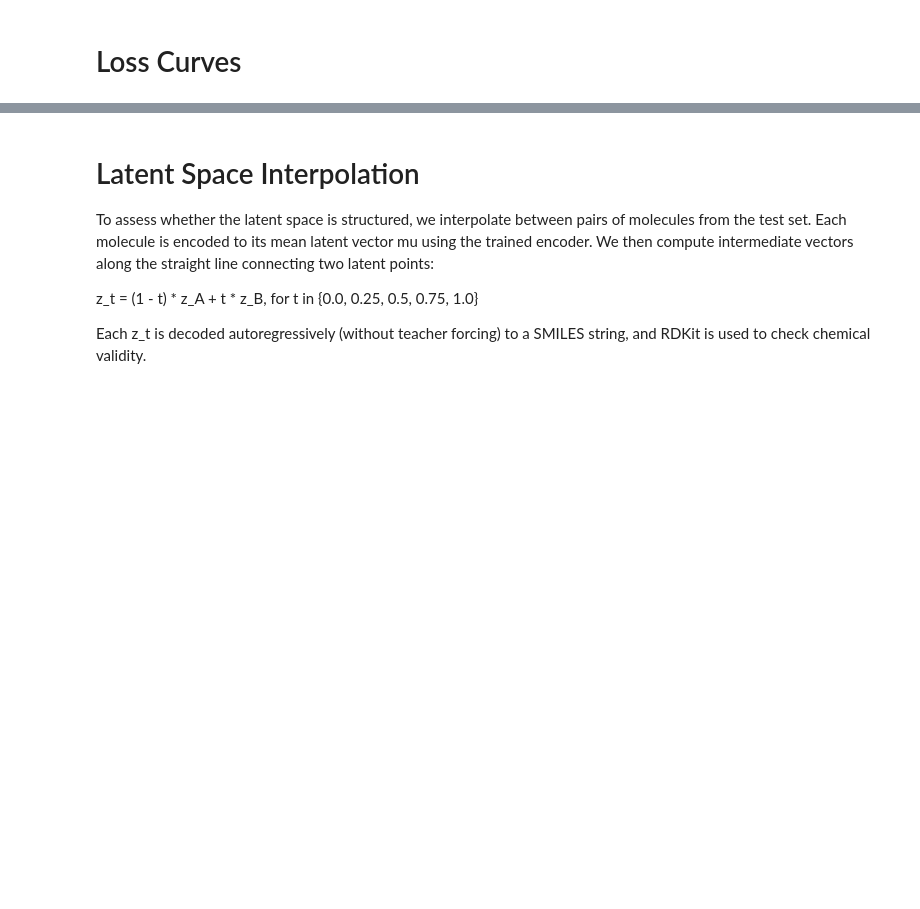
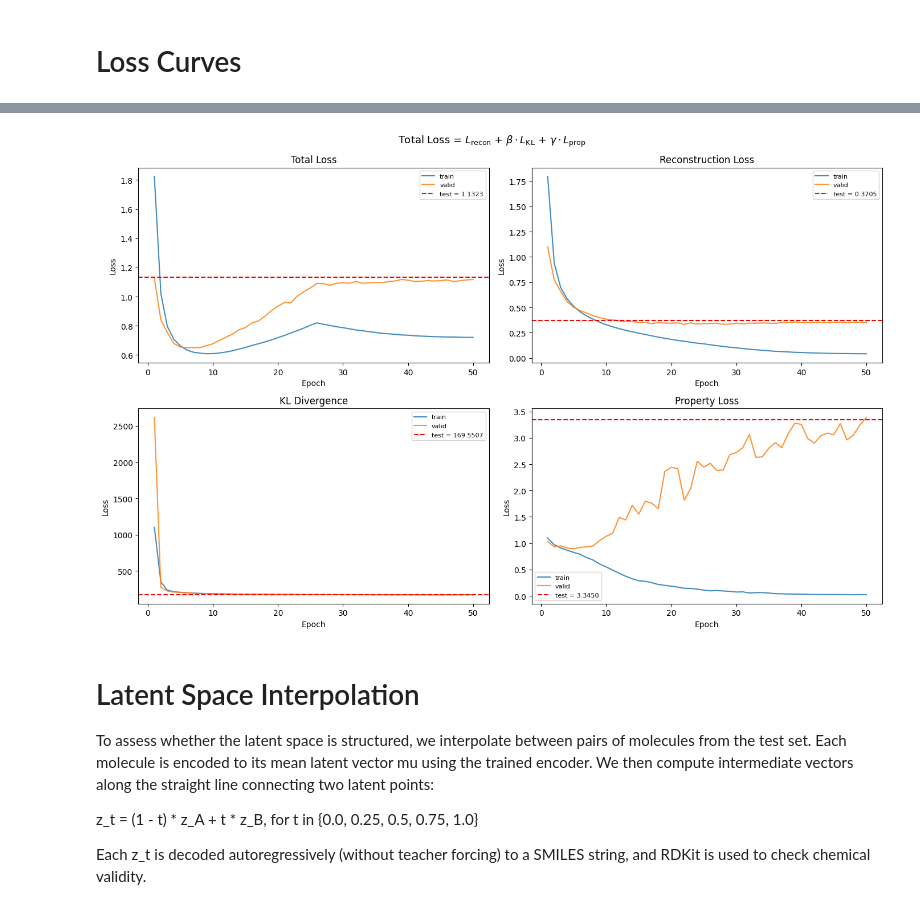
Before and after one commit to elenipsaromatis/mol-vae, a Jupyter notebook: notebooks/vae_dev.ipynb, the cells around one changed output, grey strips where cells are left out. Cells and saved outputs as stored; diff of their text form; code cells hidden in the pictures; blank space fills up the shorter version.

```diff
--- a/notebooks/vae_dev.ipynb
+++ b/notebooks/vae_dev.ipynb
@@ -1249,3 +1078,83 @@ def vae_loss(logits, targets, mu, log_var, beta, prop_logit=None, labels=None, g
+# %%
+import mlflow
+import matplotlib.pyplot as plt
+import numpy as np
+
+mlflow.set_tracking_uri("file:///Users/elenipsaromatis/Documents/mol-vae/notebooks/mlruns")
+client = mlflow.tracking.MlflowClient()
+
+def get_metric(run_id, metric_name):
+    return [m.value for m in client.get_metric_history(run_id, metric_name)]
+
+
+run_id = "08e874ad3d4f4410945f2344644ced82"
+
+train_recon = get_metric(run_id, "recon_loss")
+train_kl    = get_metric(run_id, "kl_loss")
+train_prop  = get_metric(run_id, "train_prop")
+valid_recon = get_metric(run_id, "valid_recon")
+valid_kl    = get_metric(run_id, "valid_kl")
+valid_prop  = get_metric(run_id, "valid_prop")
+
+betas = [min(BETA_MAX, BETA_MAX * epoch / ANNEAL_EPOCHS) for epoch in range(EPOCHS)]
+
+train_total = [r + b * k + GAMMA * p for r, k, p, b in zip(train_recon, train_kl, train_prop, betas)]
+valid_total = [r + b * k + GAMMA * p for r, k, p, b in zip(valid_recon, valid_kl, valid_prop, betas)]
+
+epochs = range(1, len(train_recon) + 1)
+
+model.eval()
+test_recon_list, test_kl_list, test_prop_list = [], [], []
+with torch.no_grad():
+    for x, y in test_loader:
+        x, y = x.to(device), y.to(device)
+        logits, mu, log_var, prop_logit = model(x)
+        _, recon, kl, prop = vae_loss(
+            logits, x[:, 1:], mu, log_var,
+            beta=BETA_MAX,
+            prop_logit=prop_logit,
+            labels=y.float(),
+            gamma=GAMMA,
+            kl_free_bits=KL_FREE_BITS,
+            train_labels=train_labels
+        )
+        test_recon_list.append(recon.item())
+        test_kl_list.append(kl.item())
+        test_prop_list.append(prop.item())
+
+test_recon = np.mean(test_recon_list)
+test_kl    = np.mean(test_kl_list)
+test_prop  = np.mean(test_prop_list)
+test_total = test_recon + BETA_MAX * test_kl + GAMMA * test_prop
+
+# --- Plot ---
+fig, axes = plt.subplots(2, 2, figsize=(14, 9))
+axes = axes.flatten()
+
+plots = [
+    (train_total, valid_total, test_total, "Total Loss"),
+    (train_recon, valid_recon, test_recon, "Reconstruction Loss"),
+    (train_kl,    valid_kl,    test_kl,    "KL Divergence"),
+    (train_prop,  valid_prop,  test_prop,  "Property Loss"),
+]
+
+for ax, (tr, va, te, title) in zip(axes, plots):
+    ax.plot(epochs, tr, label="train", alpha=0.85)
+    ax.plot(epochs, va, label="valid", alpha=0.85)
+    ax.axhline(te, color="red", linestyle="--", label=f"test = {te:.4f}")
+    ax.set_title(title)
+    ax.set_xlabel("Epoch")
+    ax.set_ylabel("Loss")
+    ax.legend(fontsize=8)
+
+fig.suptitle(
+    r"Total Loss = $L_\mathrm{recon}$ + $\beta \cdot L_\mathrm{KL}$ + $\gamma \cdot L_\mathrm{prop}$",
+    fontsize=13
+)
+plt.tight_layout()
+plt.show()
+# %% [output]
+[figure, added]
 # %% [markdown]
 # Latent Space Interpolation
 To assess whether the latent space is structured, we interpolate between pairs of molecules from the test set. Each molecule is encoded to its mean latent vector mu using the trained encoder. We then compute intermediate vectors along the straight line connecting two latent points:
```
Also changed, not shown: parts of 19 cells of this notebook, 3 other files.
